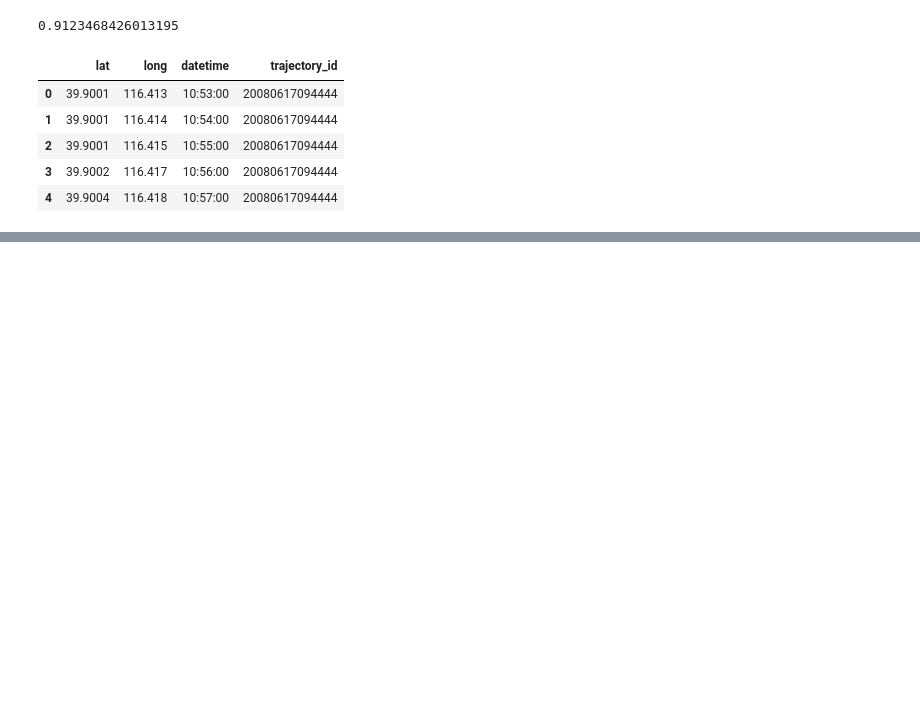
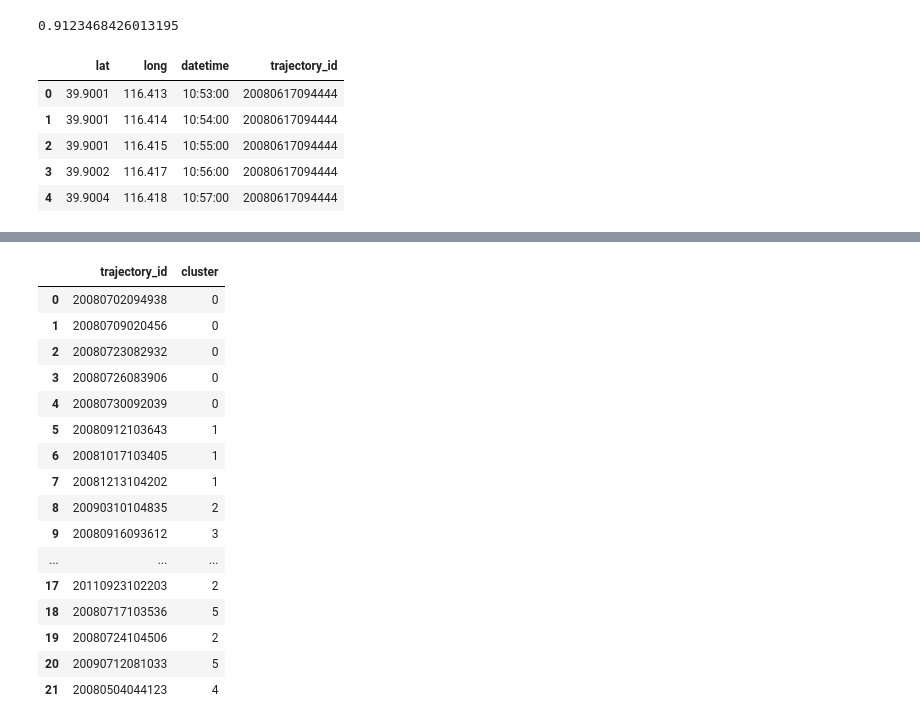
Before and after one commit to GNroy/Innopolis.MSDS.AlexanderLaptev.Thesis, a Jupyter notebook: examples/Snapshots.ipynb, the cells around one changed output, grey strips where cells are left out. Drawn from its saved outputs; the diff is of its cells as text; code cells hidden in the pictures; blank space fills up the shorter version.

Commit message:
dataframes translated to graphs

```diff
--- a/examples/Snapshots.ipynb
+++ b/examples/Snapshots.ipynb
@@ -110,11 +112,21 @@ df_compressed.head()
 | 3 | 39.9002 | 116.417 | 10:56:00 | 20080617094444 |
 | 4 | 39.9004 | 116.418 | 10:57:00 | 20080617094444 |
 # %%
-# perform clusterization, look at the number of clusters
-from sklearn.cluster import DBSCAN
+# perform clusterization
+def get_timestamps(df, verbose=False):
+    ts = {}
+    db = DBSCAN(eps=0.001, min_samples=2)
+    for s_dt in sorted(df['datetime'].unique()):
+        time_set = df[['lat', 'long', 'trajectory_id']].loc[df['datetime']==s_dt]
+        db.fit(time_set[['lat', 'long']])
+        n_clusters_ = len(set(db.labels_)) - (1 if -1 in db.labels_ else 0)
+        if n_clusters_ > 0:
+            time_set['cluster'] = pd.Series(db.labels_, index=time_set.index)
+            time_set = time_set.loc[time_set['cluster']>=0]
+            time_set.reset_index(drop=True, inplace=True)
+            ts[s_dt] = time_set[['trajectory_id', 'cluster']]
+        if verbose:
+            print('Time: ' + str(s_dt) + '\nEstimated number of clusters: %d\n' % n_clusters_)
+    return ts
 
-db = DBSCAN(eps=0.001, min_samples=2)
-for s_dt in df_compressed['datetime'].unique():
-    db.fit(df_compressed[['lat', 'long']].loc[df_compressed['datetime']==s_dt])
-    n_clusters_ = len(set(db.labels_)) - (1 if -1 in db.labels_ else 0)
-    print('Time: ' + str(s_dt) + '\nEstimated number of clusters: %d\n' % n_clusters_)
+timestamp_df = get_timestamps(df_compressed)
@@ -138,0 +153,20 @@ Estimated number of clusters: 0
+# %%
+timestamp_df[df_compressed['datetime'].unique()[0]]
+# %% [output]
+|  | trajectory_id | cluster |
+| 0 | 20080702094938 | 0 |
+| 1 | 20080709020456 | 0 |
+| 2 | 20080723082932 | 0 |
+| 3 | 20080726083906 | 0 |
+| 4 | 20080730092039 | 0 |
+| 5 | 20080912103643 | 1 |
+| 6 | 20081017103405 | 1 |
+| 7 | 20081213104202 | 1 |
+| 8 | 20090310104835 | 2 |
+| 9 | 20080916093612 | 3 |
+| ... | ... | ... |
+| 17 | 20110923102203 | 2 |
+| 18 | 20080717103536 | 5 |
+| 19 | 20080724104506 | 2 |
+| 20 | 20090712081033 | 5 |
+| 21 | 20080504044123 | 4 |
```
Also changed, not shown: parts of 5 cells of this notebook.
